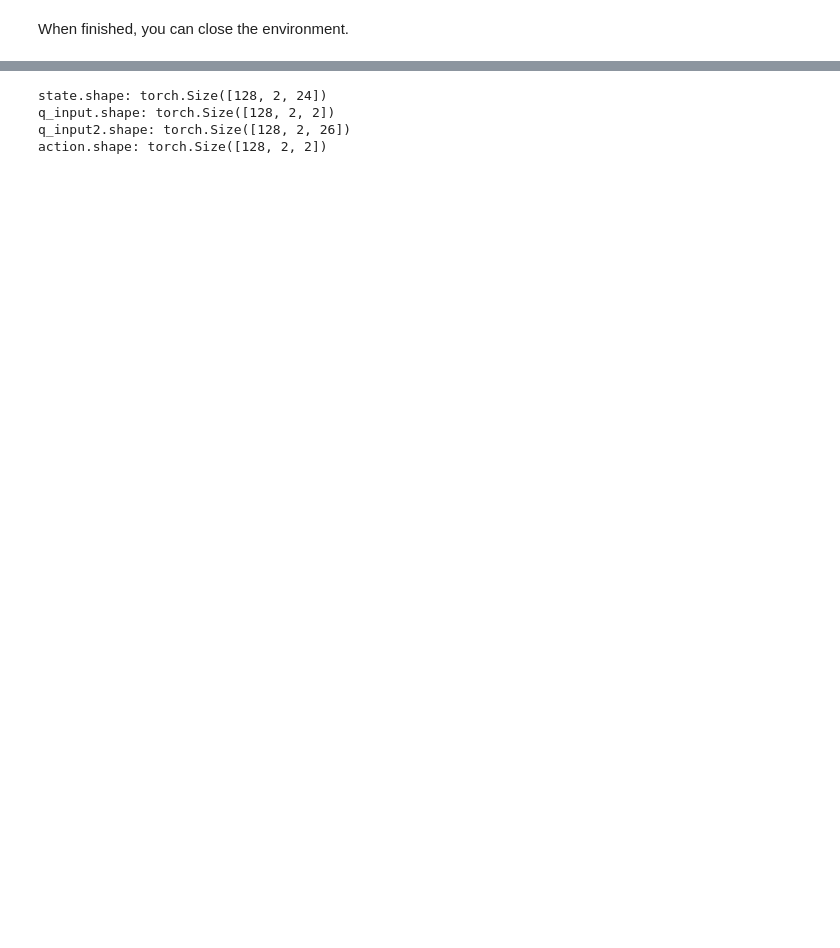
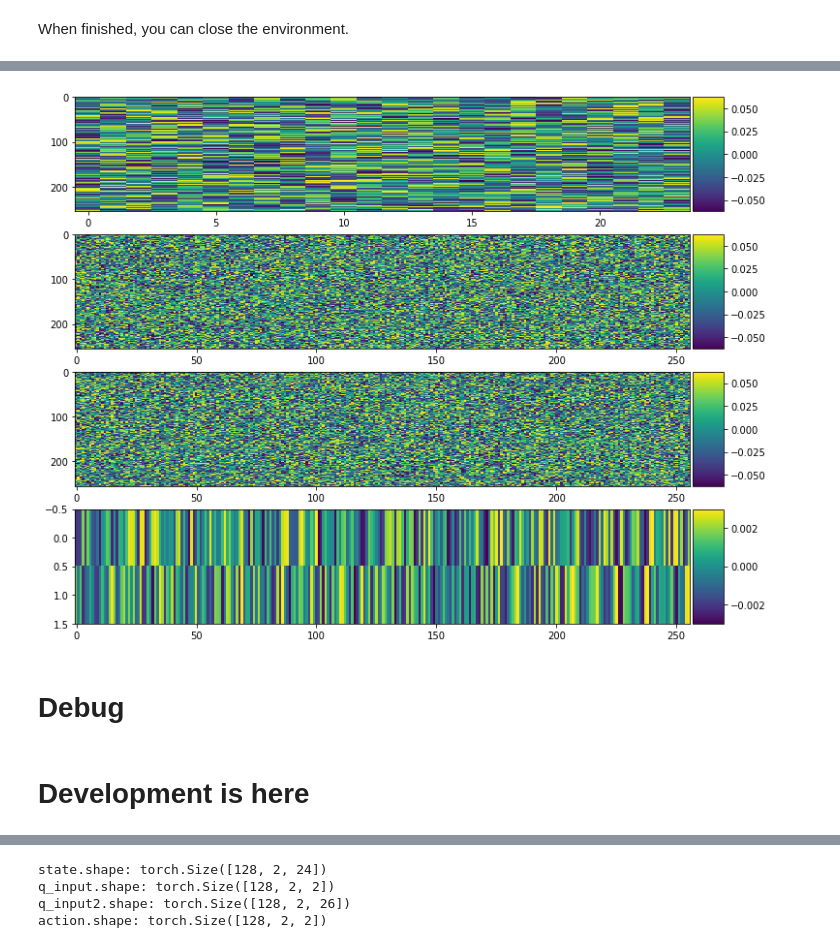
Before and after one commit to laszukdawid/udacity-deep-reinforcement-learning, a Jupyter notebook: p3_collab-compet/Tennis.ipynb, the cells around one changed output, grey strips where cells are left out. Drawn from its saved outputs; the diff is of its cells as text; code cells hidden in the pictures; blank space fills up the shorter version.

```diff
--- a/p3_collab-compet/Tennis.ipynb
+++ b/p3_collab-compet/Tennis.ipynb
@@ -372,0 +367,15 @@ actions: torch.Size([128, 2, 2])
+# %%
+layers = maddpg.maddpg_agent[0].actor.layers
+fig, axes = plt.subplots(len(layers), 1, figsize=(12,10))
+for idx, layer in enumerate(layers):
+    ax = axes[idx]
+    divider = make_axes_locatable(ax)
+
+    cax = divider.append_axes('right', size='5%', pad=0.05)
+    im = ax.imshow(layer.weight.detach().cpu().numpy(), aspect='auto', interpolation='none')
+
+    fig.colorbar(im, cax=cax, orientation='vertical')
+# %% [output]
+[figure, added]
+# %% [markdown]
+# Debug
@@ -372,0 +386,2 @@ actions: torch.Size([128, 2, 2])
+# %% [markdown]
+# Development is here
```
Also changed, not shown: parts of 45 cells of this notebook, 8 other files.
